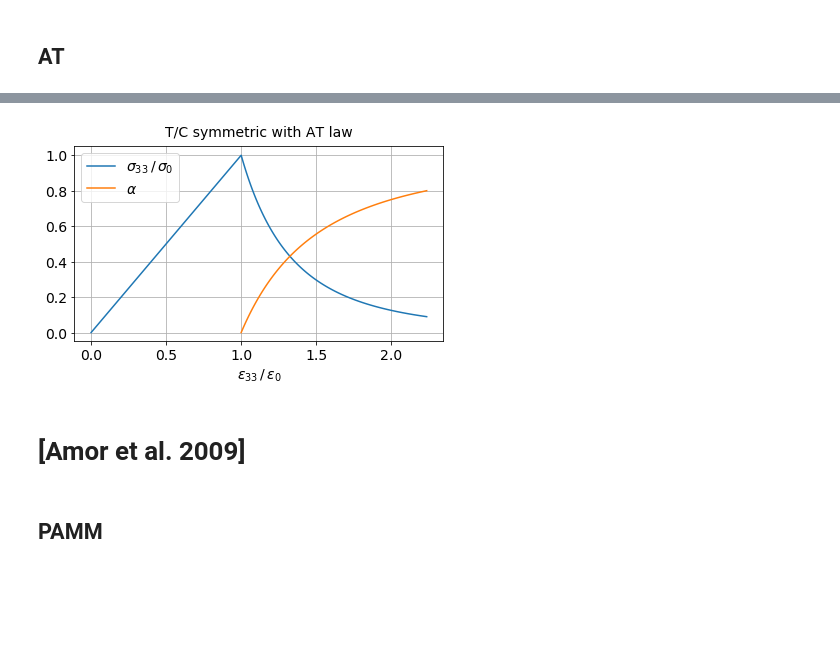
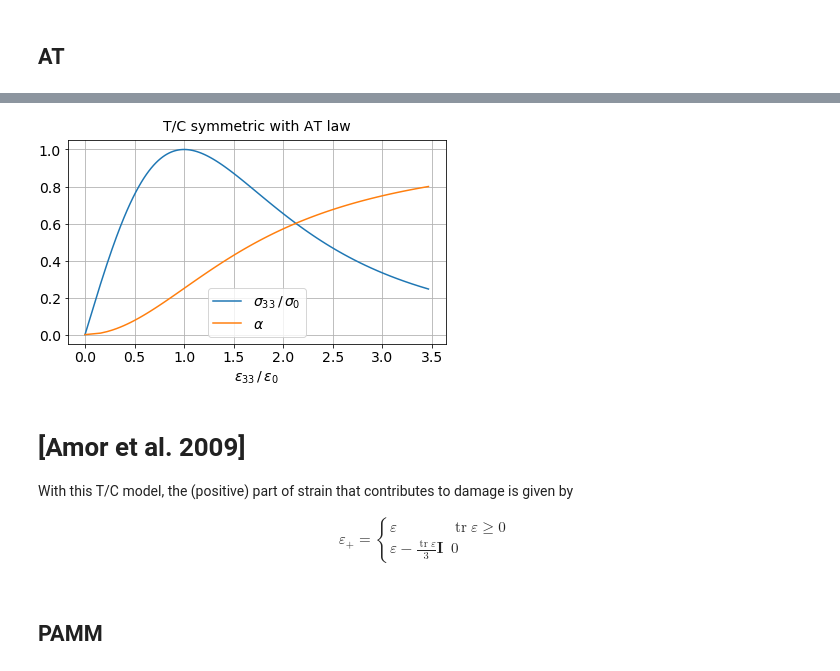
Before and after one commit to Radhi93/uniaxial-gradient-damage, a Jupyter notebook: Uniaxial Gradient Damage.ipynb, the cells around one changed output, grey strips where cells are left out. Drawn from its saved outputs; the diff is of its cells as text; code cells hidden in the pictures; blank space fills up the shorter version.

```diff
--- a/Uniaxial Gradient Damage.ipynb
+++ b/Uniaxial Gradient Damage.ipynb
@@ -2,4 +2,20 @@
 # Uniaxial Gradient Damage
 
 This notebook computes the behavior of a gradient damage material under uniaxial traction.
+# %%
+from sympy import *
+import numpy as np
+import matplotlib.pyplot as plt
+init_printing()
+
+params = {"axes.titlesize": 14,
+          "axes.labelsize": 14,
+          "font.size": 14,
+          "xtick.labelsize": 14,
+          "ytick.labelsize": 14,
+          "legend.fontsize": 14,
+          "savefig.bbox": "tight",
+          "savefig.pad_inches": 0.01}
+plt.rcParams.update(params)
+%matplotlib inline
 # %%
@@ -290,10 +304,20 @@ AT._sig0
 # %%
-PAMM.plot(alpha_array=np.linspace(0, 0.8, 100),
-          title="T/C symmetric with AT law")
+AT.plot(alpha_array=np.linspace(0, 0.8, 100), title="T/C symmetric with AT law")
 # %% [output]
-[figure, old version]
+[figure, new version]
-# %% [markdown]
-# [Amor et al. 2009]
+# %% [markdown]
+# [Amor et al. 2009]
+
+With this T/C model, the (positive) part of strain that contributes to damage is given by
+
+$$
+\begin{align*}
+\varepsilon_+=\begin{cases}
+\varepsilon & \operatorname{tr}\varepsilon\geq 0 \\
+\varepsilon-\frac{\operatorname{tr}\varepsilon}{3}\mathbf{I} & 0
+\end{cases}
+\end{align*}
+$$
 # %%
 class Amor(UniaxialTractionGradientDamage):
 
```
Also changed, not shown: parts of 26 cells of this notebook.
